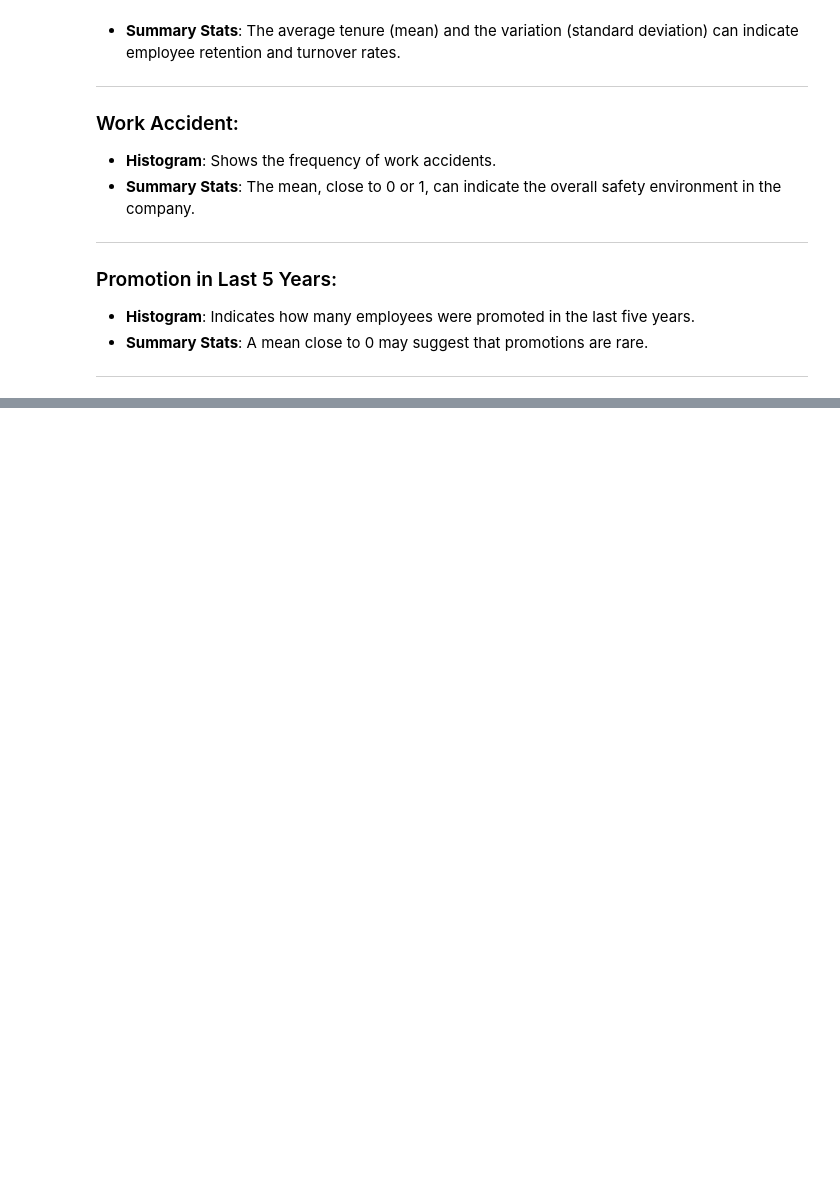
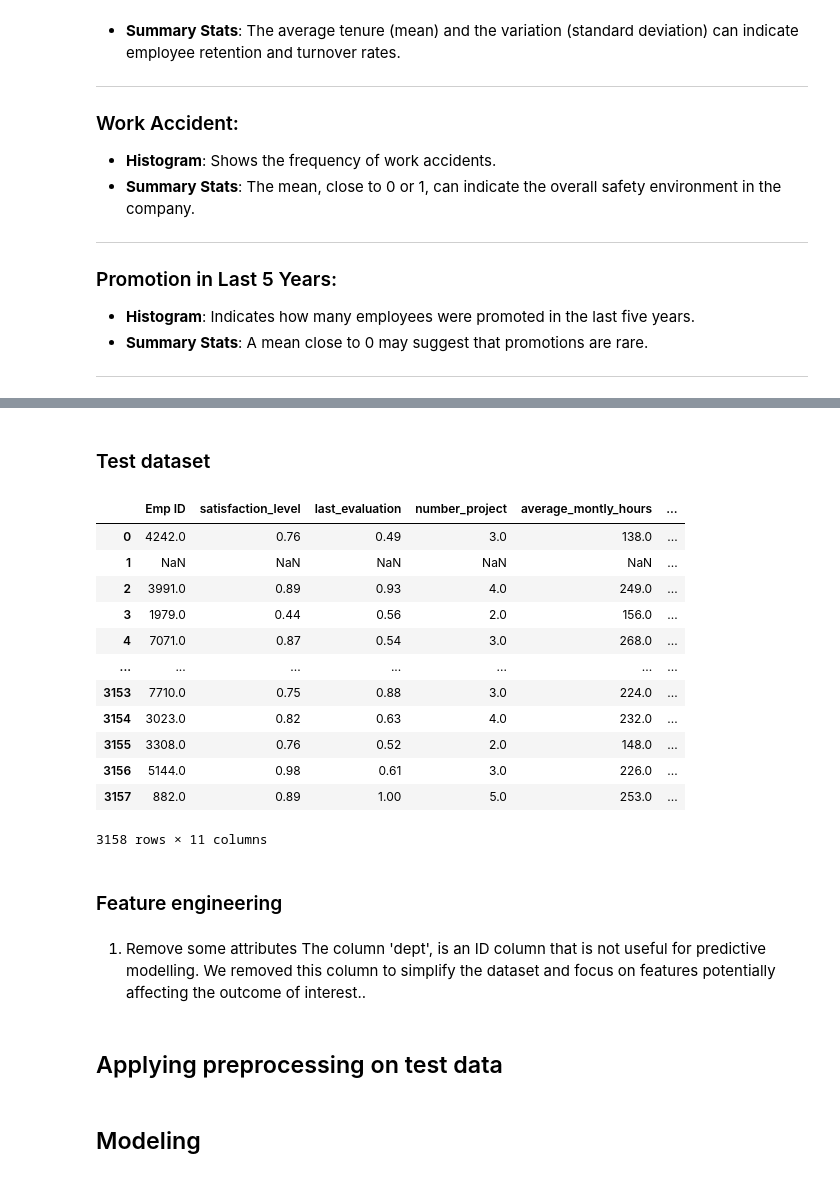
Before and after one commit to baiukov/Employees-satisfaction, a Jupyter notebook: SPZIZ.ipynb, the cells around one changed output, grey strips where cells are left out. Drawn from its saved outputs; the diff is of its cells as text; code cells hidden in the pictures; blank space fills up the shorter version.

```diff
--- a/SPZIZ.ipynb
+++ b/SPZIZ.ipynb
@@ -238,0 +306,28 @@ Maximum Value: 1.0
+# %% [markdown]
+### Test dataset
+# %%
+from IPython.display import display
+
+test_dataset = 'test_dataset.csv'
+df_test = pd.read_csv('test_dataset.csv')
+
+display(df_test)
+# %% [output]
+|  | Emp ID | satisfaction_level | last_evaluation | number_project | average_montly_hours | ... |
+| 0 | 4242.0 | 0.76 | 0.49 | 3.0 | 138.0 | ... |
+| 1 | NaN | NaN | NaN | NaN | NaN | ... |
+| 2 | 3991.0 | 0.89 | 0.93 | 4.0 | 249.0 | ... |
+| 3 | 1979.0 | 0.44 | 0.56 | 2.0 | 156.0 | ... |
+| 4 | 7071.0 | 0.87 | 0.54 | 3.0 | 268.0 | ... |
+| ... | ... | ... | ... | ... | ... | ... |
+| 3153 | 7710.0 | 0.75 | 0.88 | 3.0 | 224.0 | ... |
+| 3154 | 3023.0 | 0.82 | 0.63 | 4.0 | 232.0 | ... |
+| 3155 | 3308.0 | 0.76 | 0.52 | 2.0 | 148.0 | ... |
+| 3156 | 5144.0 | 0.98 | 0.61 | 3.0 | 226.0 | ... |
+| 3157 | 882.0 | 0.89 | 1.00 | 5.0 | 253.0 | ... |
+3158 rows × 11 columns
+# %% [markdown]
+### Feature engineering
+# %% [markdown]
+1. Remove some attributes
+The column 'dept', is an ID column that is not useful for predictive modelling. We removed this column to simplify the dataset and focus on features potentially affecting the outcome of interest..
@@ -238,0 +342,2 @@ Maximum Value: 1.0
+# %% [markdown]
+## Applying preprocessing on test data
@@ -238,0 +349,2 @@ Maximum Value: 1.0
+# %% [markdown]
+## Modeling
```
Also changed, not shown: parts of 18 cells of this notebook.
